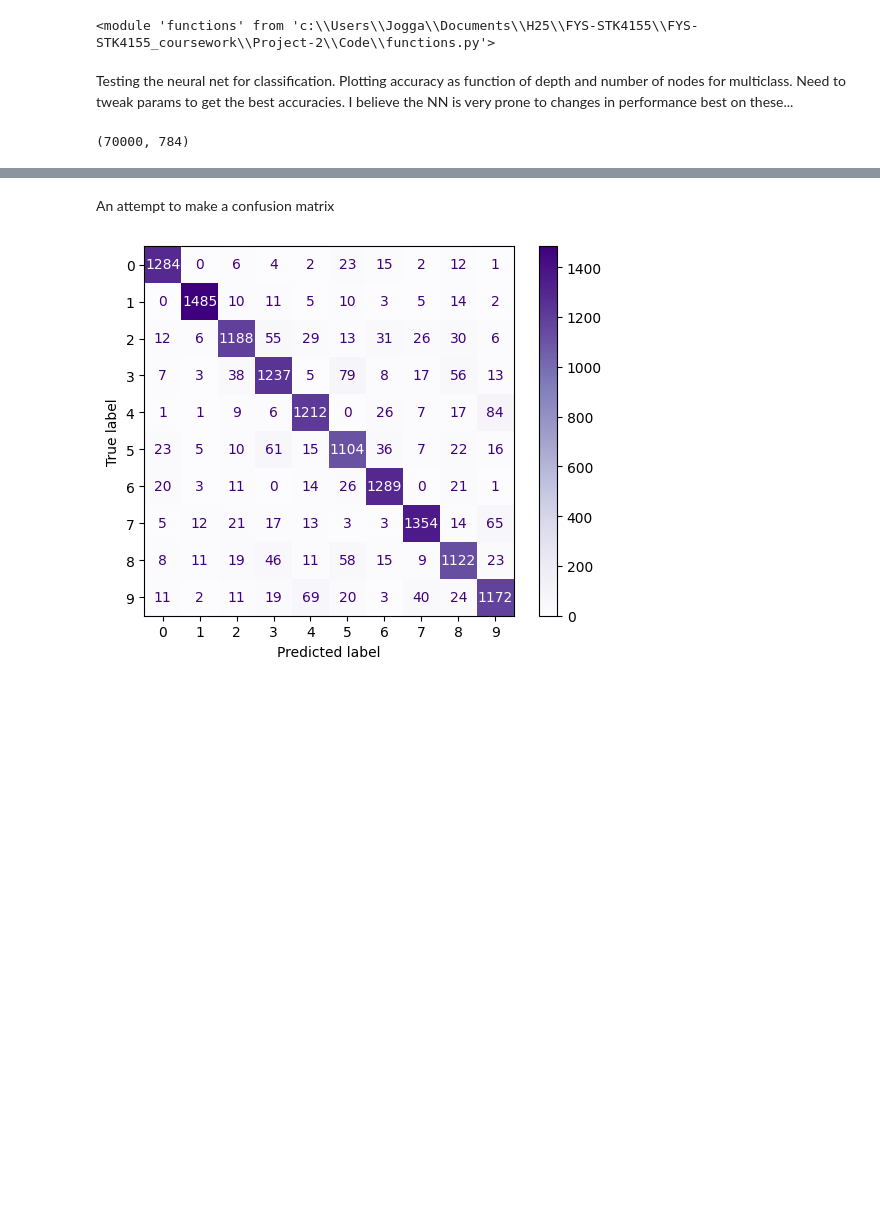
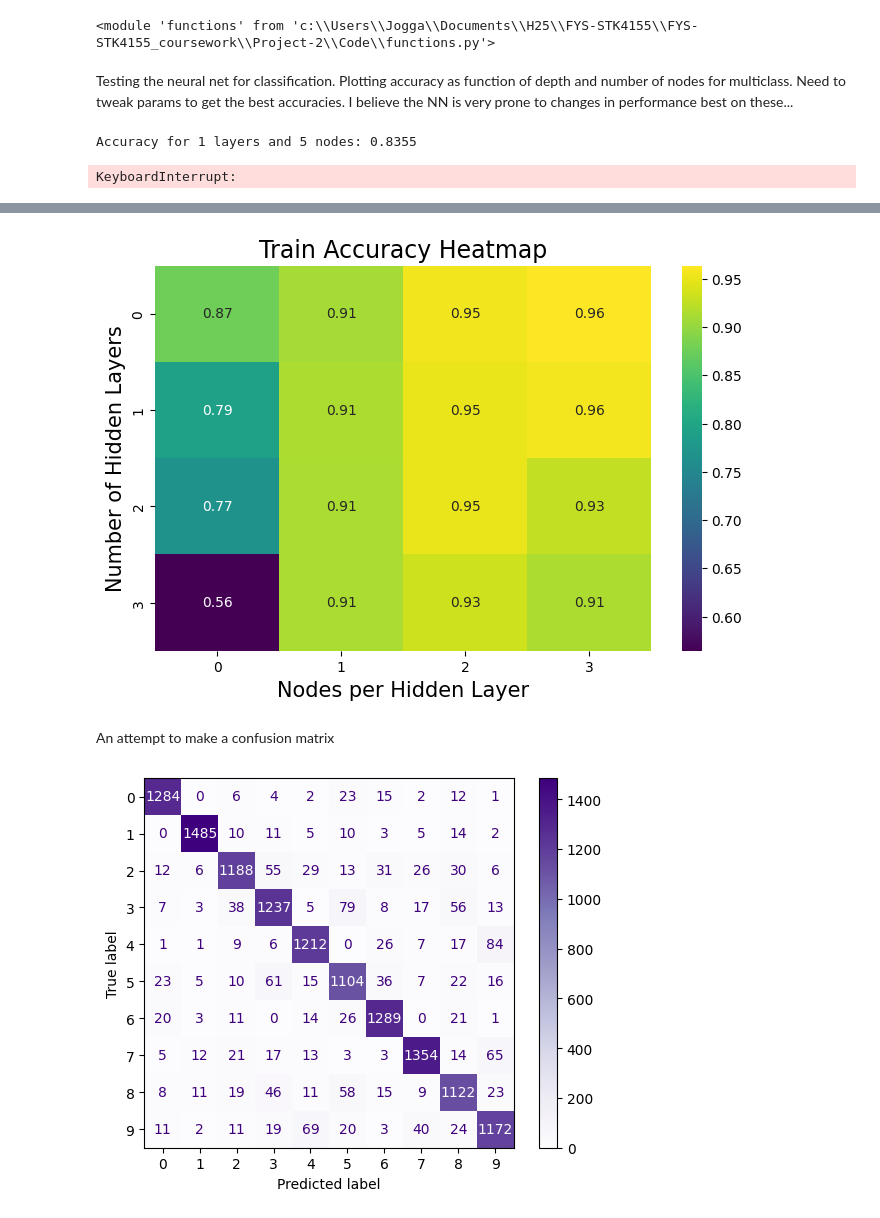
Before and after one commit to JVestly/Project-2, a Jupyter notebook: Code/tests_f.ipynb, the cells around one changed output, grey strips where cells are left out. Drawn from its saved outputs; the diff is of its cells as text; code cells hidden in the pictures; blank space fills up the shorter version.

```diff
--- a/Code/tests_f.ipynb
+++ b/Code/tests_f.ipynb
@@ -36,10 +36,10 @@ mnist = fetch_openml('mnist_784', version=1, as_frame=False, parser='auto')
 X = mnist.data.astype(np.float32) / 255.0
 y = mnist.target.astype(int)
 
-X_train, X_test, y_train, y_test = train_test_split(X, y, test_size=0.2, random_state=51)
+X_train, X_test, y_train, y_test = train_test_split(X, y, test_size=0.1, random_state=50)
 Y_train, Y_test = onehot(y_train), onehot(y_test)
 
-layers_list = [0, 1, 2, 3]
+layers_list = [1, 2, 3, 4]
 nodes_list = [5, 10, 25, 50]
 acc = np.zeros((len(layers_list), len(nodes_list)))
 
@@ -53,12 +53,12 @@ for i, L in enumerate(layers_list):
             ders = [sigmoid_der]*L + [softmax_der]
 
         Classifier = NeuralNetwork(X_train.shape[1], layers, acts, ders, cross_entropy, cross_entropy_der)
-        Classifier.train_SGD(X_train, Y_train, n_epochs=10, eta=0.2, minibatch_size=100)
+        Classifier.train_SGD(X_train, Y_train, epochs=15, learning_rate=0.1, batch_size=4048, functional=NN_ADAM)
         predictions = Classifier.feed_forward(X_test)
         y_pred_label = np.argmax(predictions, axis=1)
-        accuracy = np.mean(y_test == y_pred_label)
+        accuracy = round(np.mean(y_test == y_pred_label),4)
         acc[i,j] = accuracy
-        print(f"Accuracy for {i} layers and {j} nodes: {accuracy}")
+        print(f"Accuracy for {L} layers and {N} nodes: {accuracy}")
 
 import os
 
@@ -71,10 +71,65 @@ sns.heatmap(acc, annot=True, fmt=".2f", cmap="viridis", ax=ax)
 ax.set_xlabel("Nodes per Hidden Layer", fontsize=15)
 ax.set_ylabel("Number of Hidden Layers", fontsize=15)
 ax.set_title("Test Accuracy Heatmap", fontsize=17)
-ax.legend()
 
-
-save_path = os.path.join(save_dir, "HM_classification.png")
+save_path = os.path.join(save_dir, "HM_acc_f_ADAM.png")
 fig.savefig(save_path, dpi=300, bbox_inches='tight')
 # %% [output]
-(70000, 784)
+Accuracy for 1 layers and 5 nodes: 0.8355
+KeyboardInterrupt:
+# %%
+
+import seaborn as sns
+
+
+def onehot(y, n=None):
+    y = np.asarray(y, dtype=int).ravel()
+    n = np.max(y) + 1 if n is None else n
+    m = np.zeros((y.size, n))
+    m[np.arange(y.size), y] = 1
+    return m
+
+
+mnist = fetch_openml('mnist_784', version=1, as_frame=False, parser='auto')
+X = mnist.data.astype(np.float32) / 255.0
+y = mnist.target.astype(int)
+
+X_train, X_test, y_train, y_test = train_test_split(X, y, test_size=0.1, random_state=50)
+Y_train, Y_test = onehot(y_train), onehot(y_test)
+
+layers_list = [1, 2, 3, 4]
+nodes_list = [5, 10, 25, 50]
+acc = np.zeros((len(layers_list), len(nodes_list)))
+
+for i, L in enumerate(layers_list):
+    for j, N in enumerate(nodes_list):
+        if L == 0:
+            layers, acts, ders = [10], [softmax], [softmax_der]
+        else:
+            layers = [N]*L + [10]
+            acts = [sigmoid]*L + [softmax]
+            ders = [sigmoid_der]*L + [softmax_der]
+
+        Classifier = NeuralNetwork(X_train.shape[1], layers, acts, ders, cross_entropy, cross_entropy_der)
+        Classifier.train_SGD(X_train, Y_train, epochs=15, learning_rate=0.1, batch_size=4048, functional=NN_ADAM)
+        predictions = Classifier.feed_forward(X_train)
+        y_pred_label = np.argmax(predictions, axis=1)
+        accuracy = round(np.mean(y_train == y_pred_label),4)
+        acc[i,j] = accuracy
+        print(f"Accuracy for {L} layers and {N} nodes: {accuracy}")
+
+import os
+
+save_dir = os.path.join(os.path.dirname(os.getcwd()), "Figures")
+
+os.makedirs(save_dir, exist_ok=True)
+
+fig, ax = plt.subplots(figsize=(8, 5))
+sns.heatmap(acc, annot=True, fmt=".2f", cmap="viridis", ax=ax)
+ax.set_xlabel("Nodes per Hidden Layer", fontsize=15)
+ax.set_ylabel("Number of Hidden Layers", fontsize=15)
+ax.set_title("Train Accuracy Heatmap", fontsize=17)
+
+save_path = os.path.join(save_dir, "HM_acc_f_ADAM_train.png")
+fig.savefig(save_path, dpi=300, bbox_inches='tight')
+# %% [output]
@@ -81,3 +152,4 @@ fig.savefig(save_path, dpi=300, bbox_inches='tight')
+[figure, added]
 # %% [markdown]
 An attempt to make a confusion matrix
 # %%
```
Also changed, not shown: parts of 11 cells of this notebook.
